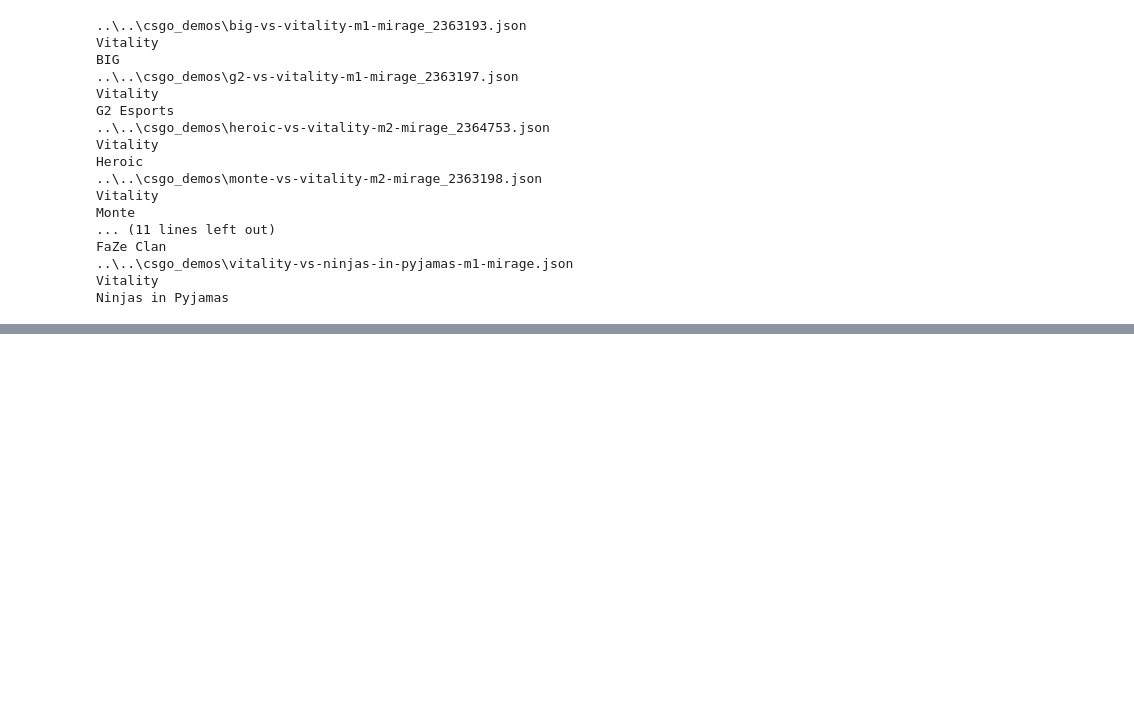
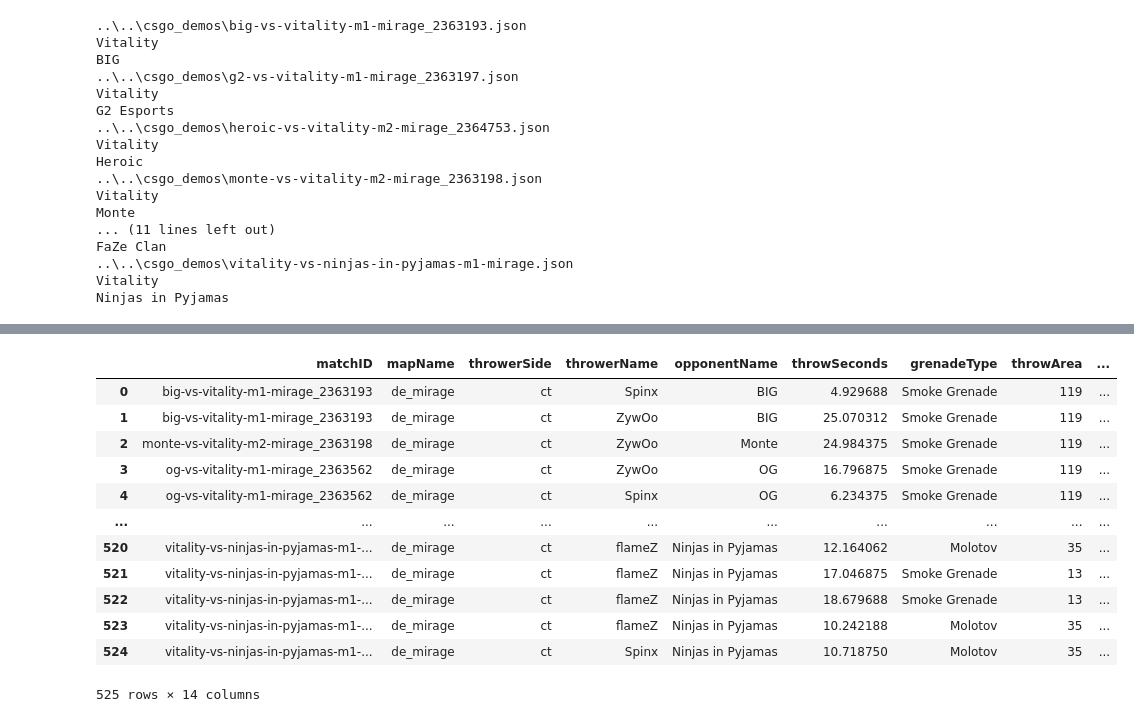
Before and after one commit to bahtman/util_tells_dashboard, a Jupyter notebook: notebooks/util_tells.ipynb, the cells around one changed output, grey strips where cells are left out. Drawn from its saved outputs; the diff is of its cells as text; code cells hidden in the pictures; blank space fills up the shorter version.

```diff
--- a/notebooks/util_tells.ipynb
+++ b/notebooks/util_tells.ipynb
@@ -127,3 +109,19 @@ executing.executing.NotOneValueFound: Expected one value, found 0
+# %%
+df2
+# %% [output]
+|  | matchID | mapName | throwerSide | throwerName | opponentName | throwSeconds | grenadeType | throwArea | ... |
+| 0 | big-vs-vitality-m1-mirage_2363193 | de_mirage | ct | Spinx | BIG | 4.929688 | Smoke Grenade | 119 | ... |
+| 1 | big-vs-vitality-m1-mirage_2363193 | de_mirage | ct | ZywOo | BIG | 25.070312 | Smoke Grenade | 119 | ... |
+| 2 | monte-vs-vitality-m2-mirage_2363198 | de_mirage | ct | ZywOo | Monte | 24.984375 | Smoke Grenade | 119 | ... |
+| 3 | og-vs-vitality-m1-mirage_2363562 | de_mirage | ct | ZywOo | OG | 16.796875 | Smoke Grenade | 119 | ... |
+| 4 | og-vs-vitality-m1-mirage_2363562 | de_mirage | ct | Spinx | OG | 6.234375 | Smoke Grenade | 119 | ... |
+| ... | ... | ... | ... | ... | ... | ... | ... | ... | ... |
+| 520 | vitality-vs-ninjas-in-pyjamas-m1-... | de_mirage | ct | flameZ | Ninjas in Pyjamas | 12.164062 | Molotov | 35 | ... |
+| 521 | vitality-vs-ninjas-in-pyjamas-m1-... | de_mirage | ct | flameZ | Ninjas in Pyjamas | 17.046875 | Smoke Grenade | 13 | ... |
+| 522 | vitality-vs-ninjas-in-pyjamas-m1-... | de_mirage | ct | flameZ | Ninjas in Pyjamas | 18.679688 | Smoke Grenade | 13 | ... |
+| 523 | vitality-vs-ninjas-in-pyjamas-m1-... | de_mirage | ct | flameZ | Ninjas in Pyjamas | 10.242188 | Molotov | 35 | ... |
+| 524 | vitality-vs-ninjas-in-pyjamas-m1-... | de_mirage | ct | Spinx | Ninjas in Pyjamas | 10.718750 | Molotov | 35 | ... |
+525 rows × 14 columns
 # %%
 df2['util_score'].min()
 # %% [output]
```
Also changed, not shown: parts of 4 cells of this notebook, 1 other file.
